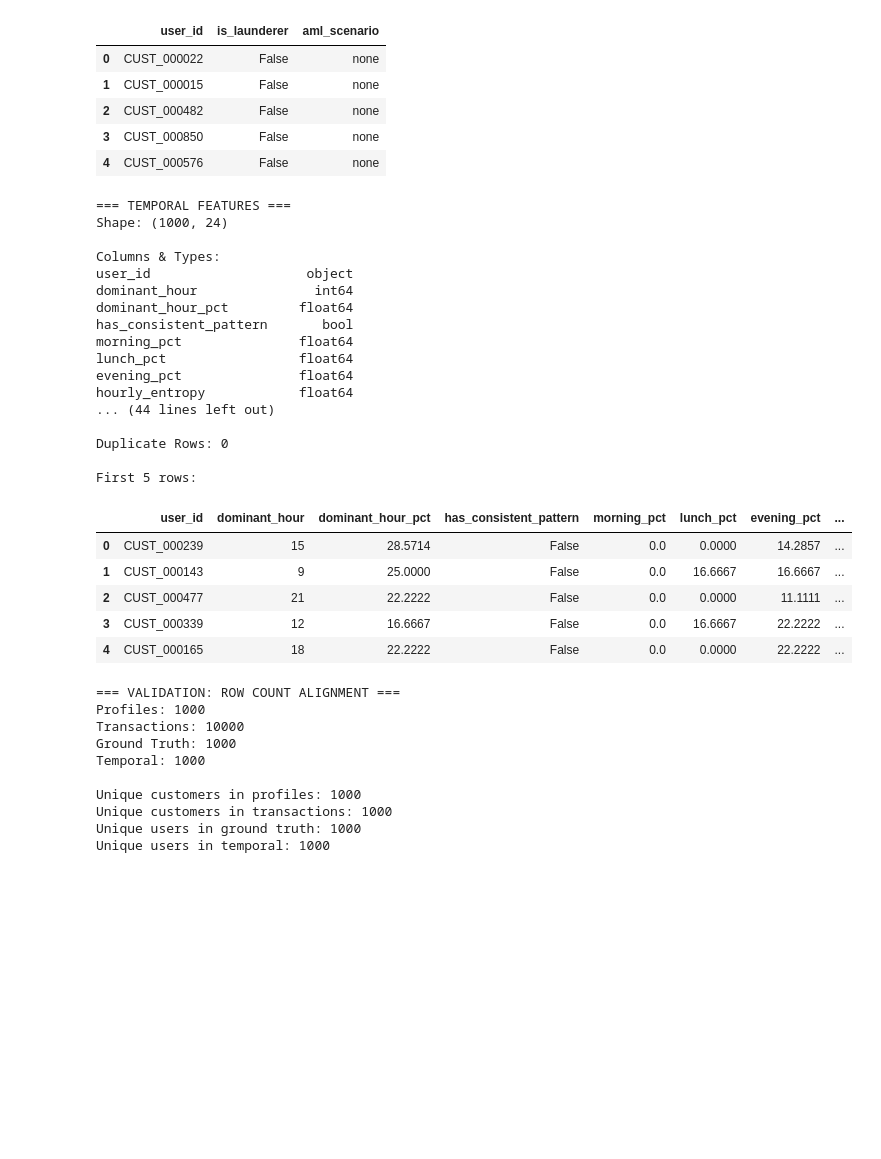
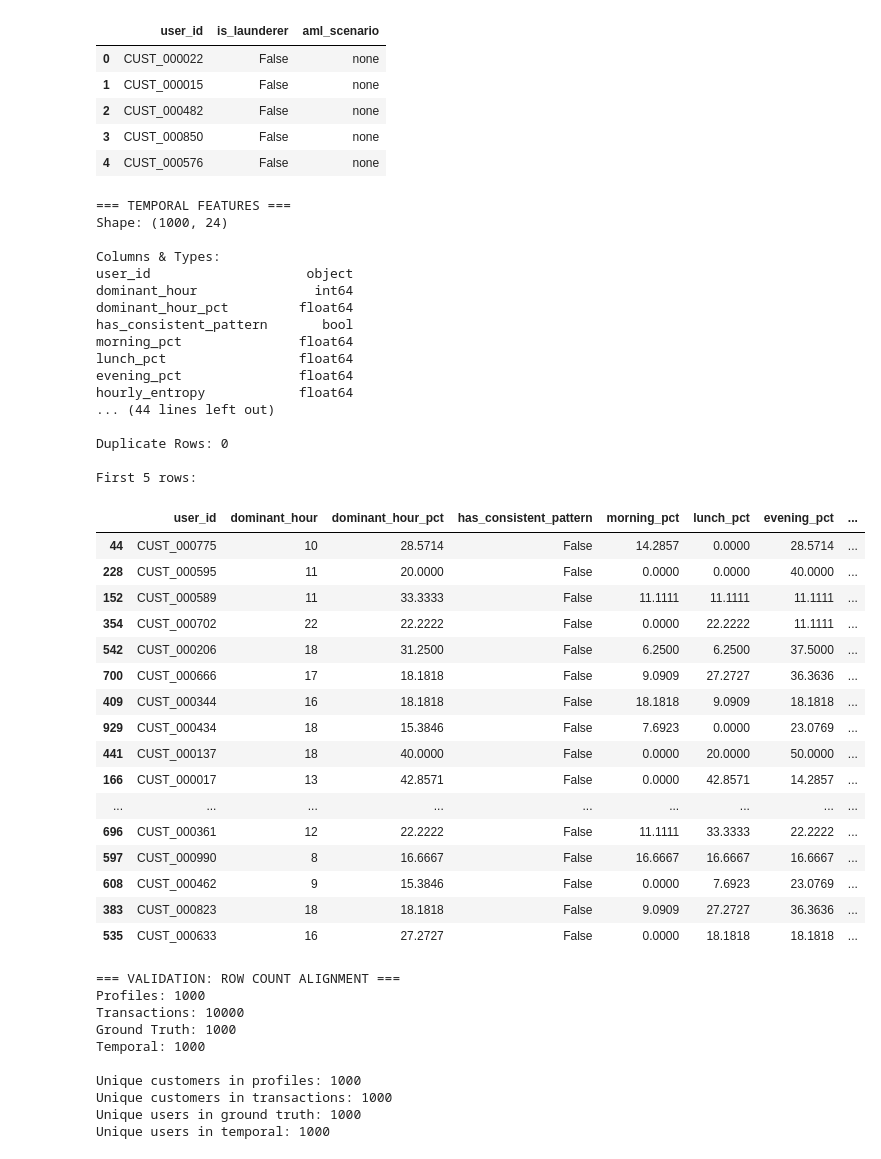
Before and after one commit to Daniel-MM24/sentinAI, a Jupyter notebook: data_quality_eda.ipynb, the cells around one changed output. Cells and saved outputs as stored; diff of their text form; code cells hidden in the pictures; blank space fills up the shorter version.

```diff
--- a/data_quality_eda.ipynb
+++ b/data_quality_eda.ipynb
@@ -162,37 +140,48 @@ First 5 rows:
 # %%
 # Load Temporal Features
 df_temporal = pd.read_csv(CONFIG['temporal_path'])
 print('\n=== TEMPORAL FEATURES ===')
 print(f'Shape: {df_temporal.shape}')
 print(f'\nColumns & Types:\n{df_temporal.dtypes}')
 print(f'\nMissing Values (%):\n{(df_temporal.isnull().sum() / len(df_temporal) * 100).round(2)}')
 print(f'\nDuplicate Rows: {df_temporal.duplicated().sum()}')
 print(f'\nFirst 5 rows:')
-df_temporal.head()
+df_temporal.sample(20)
 # %% [output]
 === TEMPORAL FEATURES ===
 Shape: (1000, 24)
 
 Columns & Types:
 user_id                    object
 dominant_hour               int64
 dominant_hour_pct         float64
 has_consistent_pattern       bool
 morning_pct               float64
 lunch_pct                 float64
 evening_pct               float64
 hourly_entropy            float64
 ... (44 lines left out)
 
 Duplicate Rows: 0
 
 First 5 rows:
 |  | user_id | dominant_hour | dominant_hour_pct | has_consistent_pattern | morning_pct | lunch_pct | evening_pct | ... |
-| 0 | CUST_000239 | 15 | 28.5714 | False | 0.0 | 0.0000 | 14.2857 | ... |
-| 1 | CUST_000143 | 9 | 25.0000 | False | 0.0 | 16.6667 | 16.6667 | ... |
-| 2 | CUST_000477 | 21 | 22.2222 | False | 0.0 | 0.0000 | 11.1111 | ... |
-| 3 | CUST_000339 | 12 | 16.6667 | False | 0.0 | 16.6667 | 22.2222 | ... |
-| 4 | CUST_000165 | 18 | 22.2222 | False | 0.0 | 0.0000 | 22.2222 | ... |
+| 44 | CUST_000775 | 10 | 28.5714 | False | 14.2857 | 0.0000 | 28.5714 | ... |
+| 228 | CUST_000595 | 11 | 20.0000 | False | 0.0000 | 0.0000 | 40.0000 | ... |
+| 152 | CUST_000589 | 11 | 33.3333 | False | 11.1111 | 11.1111 | 11.1111 | ... |
+| 354 | CUST_000702 | 22 | 22.2222 | False | 0.0000 | 22.2222 | 11.1111 | ... |
+| 542 | CUST_000206 | 18 | 31.2500 | False | 6.2500 | 6.2500 | 37.5000 | ... |
+| 700 | CUST_000666 | 17 | 18.1818 | False | 9.0909 | 27.2727 | 36.3636 | ... |
+| 409 | CUST_000344 | 16 | 18.1818 | False | 18.1818 | 9.0909 | 18.1818 | ... |
+| 929 | CUST_000434 | 18 | 15.3846 | False | 7.6923 | 0.0000 | 23.0769 | ... |
+| 441 | CUST_000137 | 18 | 40.0000 | False | 0.0000 | 20.0000 | 50.0000 | ... |
+| 166 | CUST_000017 | 13 | 42.8571 | False | 0.0000 | 42.8571 | 14.2857 | ... |
+| ... | ... | ... | ... | ... | ... | ... | ... | ... |
+| 696 | CUST_000361 | 12 | 22.2222 | False | 11.1111 | 33.3333 | 22.2222 | ... |
+| 597 | CUST_000990 | 8 | 16.6667 | False | 16.6667 | 16.6667 | 16.6667 | ... |
+| 608 | CUST_000462 | 9 | 15.3846 | False | 0.0000 | 7.6923 | 23.0769 | ... |
+| 383 | CUST_000823 | 18 | 18.1818 | False | 9.0909 | 27.2727 | 36.3636 | ... |
+| 535 | CUST_000633 | 16 | 27.2727 | False | 0.0000 | 18.1818 | 18.1818 | ... |
 # %%
 # Cross-validation: Check row counts match
 print('\n=== VALIDATION: ROW COUNT ALIGNMENT ===')
```
Also changed, not shown: parts of 1 cell of this notebook, 20 other files.
